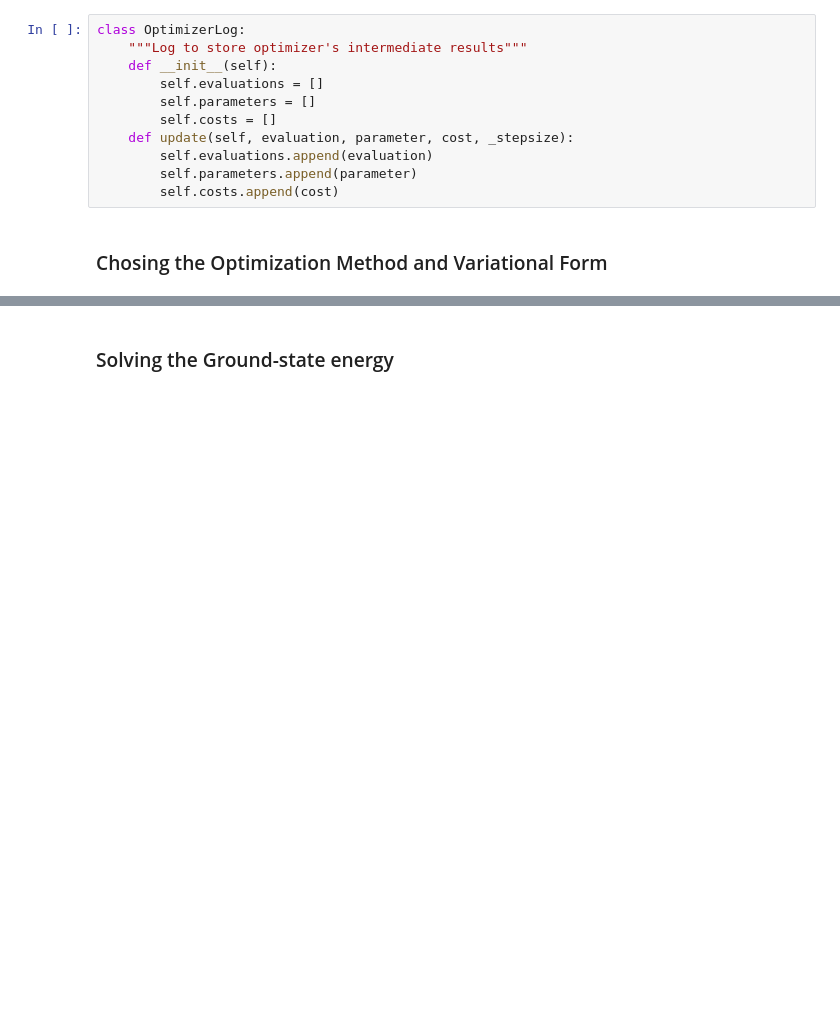
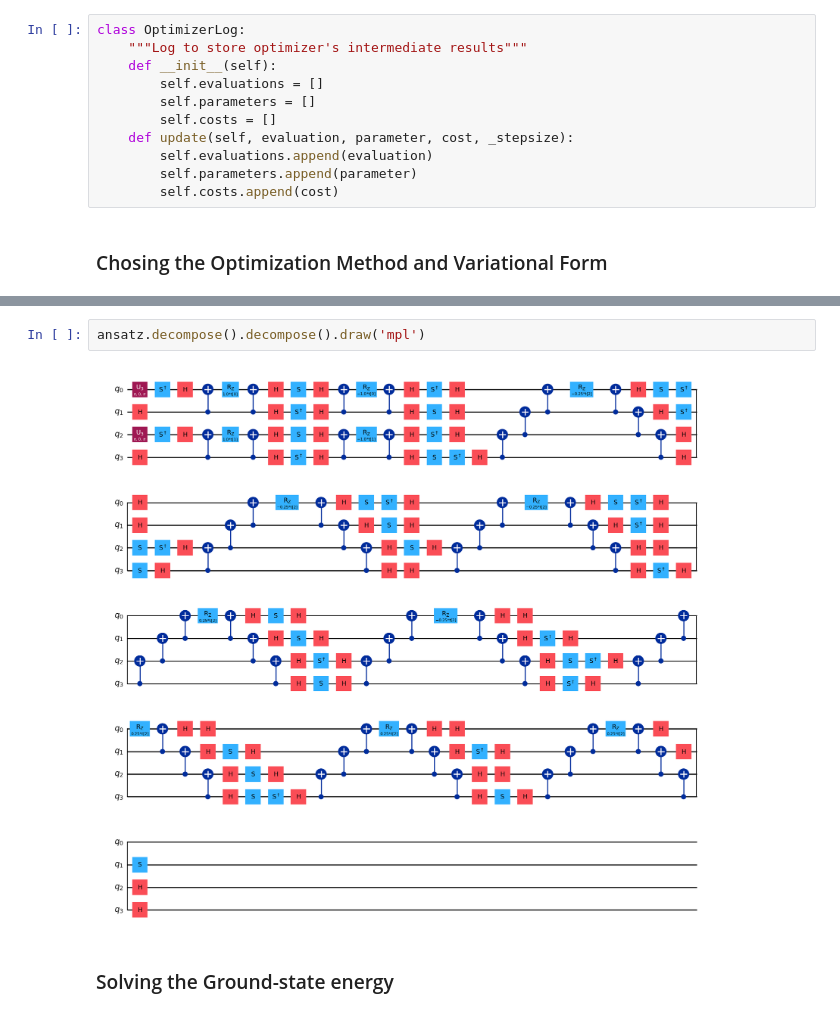
Before and after one commit to JoeJoeNguyen/quantumComputing, a Jupyter notebook: QML/VQE3.ipynb, the cells around one changed output, grey strips where cells are left out. Cells and saved outputs as stored; diff of their text form; blank space fills up the shorter version.

```diff
--- a/QML/VQE3.ipynb
+++ b/QML/VQE3.ipynb
@@ -93,3 +116,7 @@ vqe_solver.initial_point = np.random.random(ansatz.num_parameters)
+# %%
+ansatz.decompose().decompose().draw('mpl')
+# %% [output]
+[figure, added]
 # %% [markdown]
 ### Solving the Ground-state energy
 # %%
```
Also changed, not shown: parts of 16 cells of this notebook, 5 other files.
